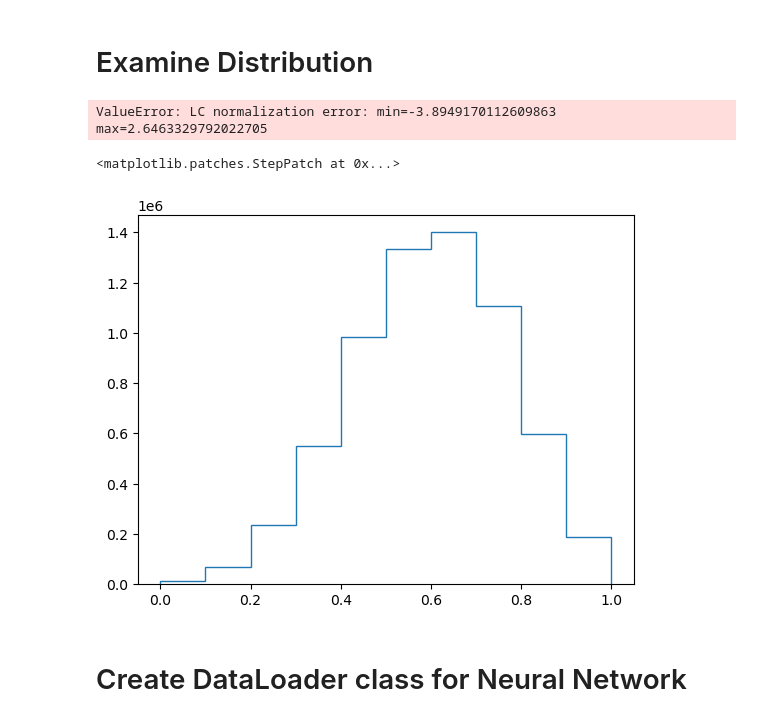
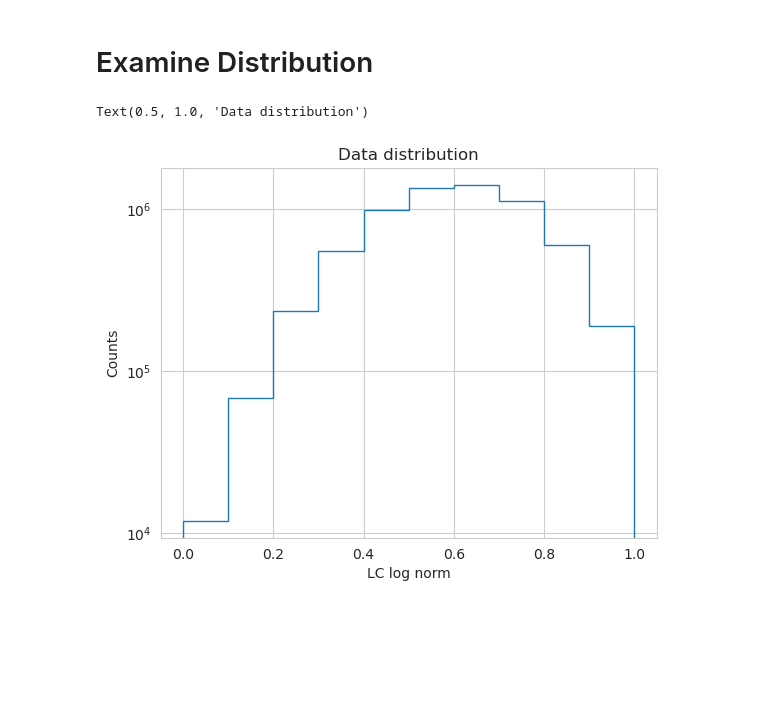
Before and after one commit to vsevolodnedora/PBA_projects, a Jupyter notebook: ml_lightcurve/datasets.ipynb, the cells around one changed output. Saved outputs shown, nothing was run; the diff lists cells and outputs as text; code cells hidden in the pictures; blank space fills up the shorter version.

```diff
--- a/ml_lightcurve/datasets.ipynb
+++ b/ml_lightcurve/datasets.ipynb
@@ -201,16 +207,15 @@ lcs=4.1156688517299256e-13, 101.53666687011719, pars=0.0 92999999488.0, times=(1
 # Examine Distribution
 # %%
 from train import LightCurveDataset
-dataset = LightCurveDataset(pars, lcs, times, lc_transform_method="minmax")
-dataset2 = LightCurveDataset(pars, lcs, times, lc_transform_method="standard")
+dataset = LightCurveDataset(pars, lcs, times, device=device, lc_transform_method="minmax")
+# dataset2 = LightCurveDataset(pars, lcs, times, device=device, lc_transform_method="standard")
-# %% [output]
-ValueError: LC normalization error: min=-3.8949170112609863 max=2.6463329792022705
 # %%
 counts, bins = np.histogram(dataset.lcs_log_norm)
 plt.stairs(counts, bins)
-
-counts, bins = np.histogram(dataset2.lcs_log_norm)
-plt.stairs(counts, bins)
+plt.yscale("log")
+plt.xlabel("LC log norm")
+plt.ylabel("Counts")
+plt.title("Data distribution")
 # %% [output]
-<matplotlib.patches.StepPatch at 0x...>
+Text(0.5, 1.0, 'Data distribution')
-[figure, old version]
+[figure, new version]
@@ -221,2 +221,0 @@ from sklearn import preprocessing
-# %% [markdown]
-# Create DataLoader class for Neural Network
```
Also changed, not shown: parts of 22 cells of this notebook, 4 other files.
